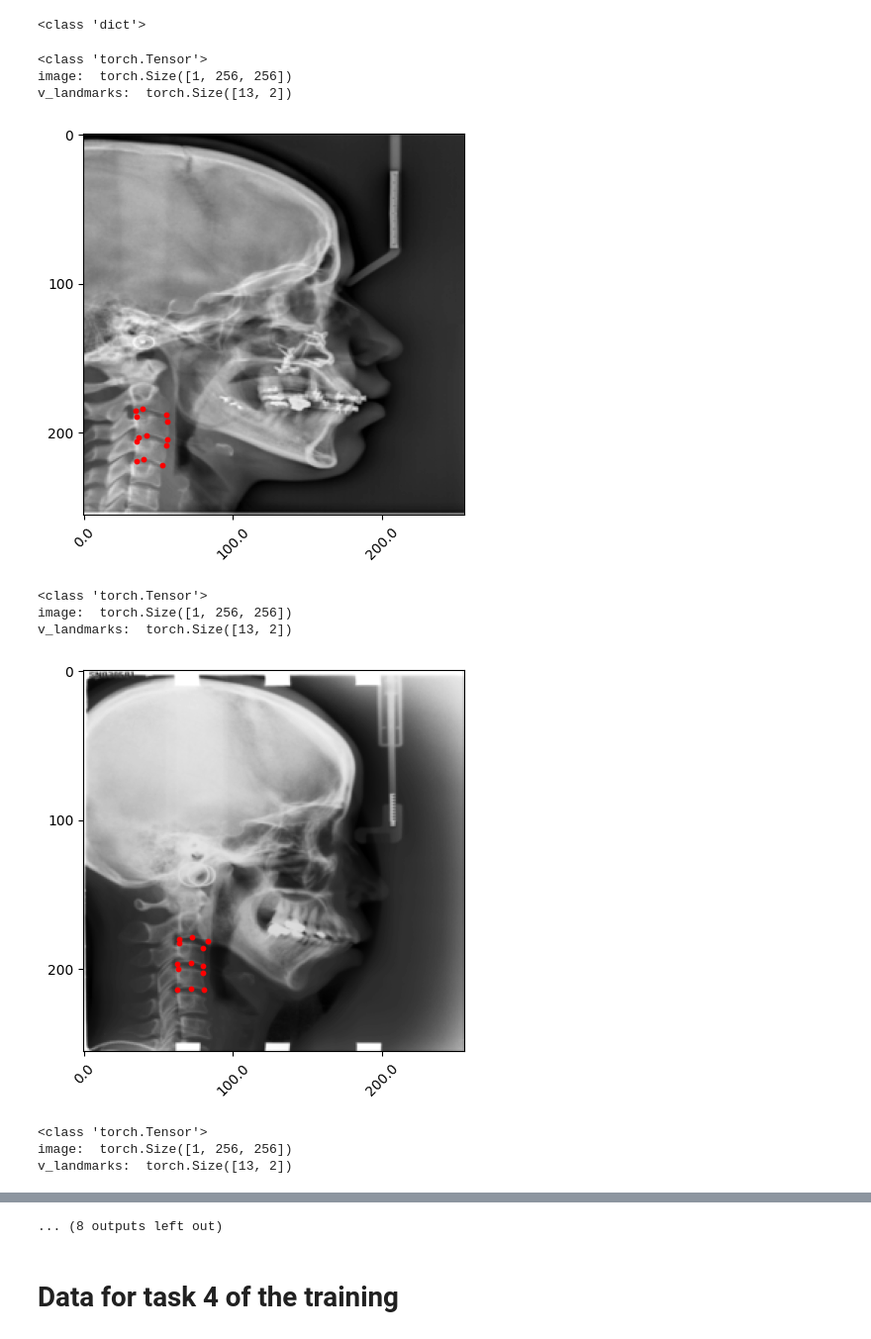
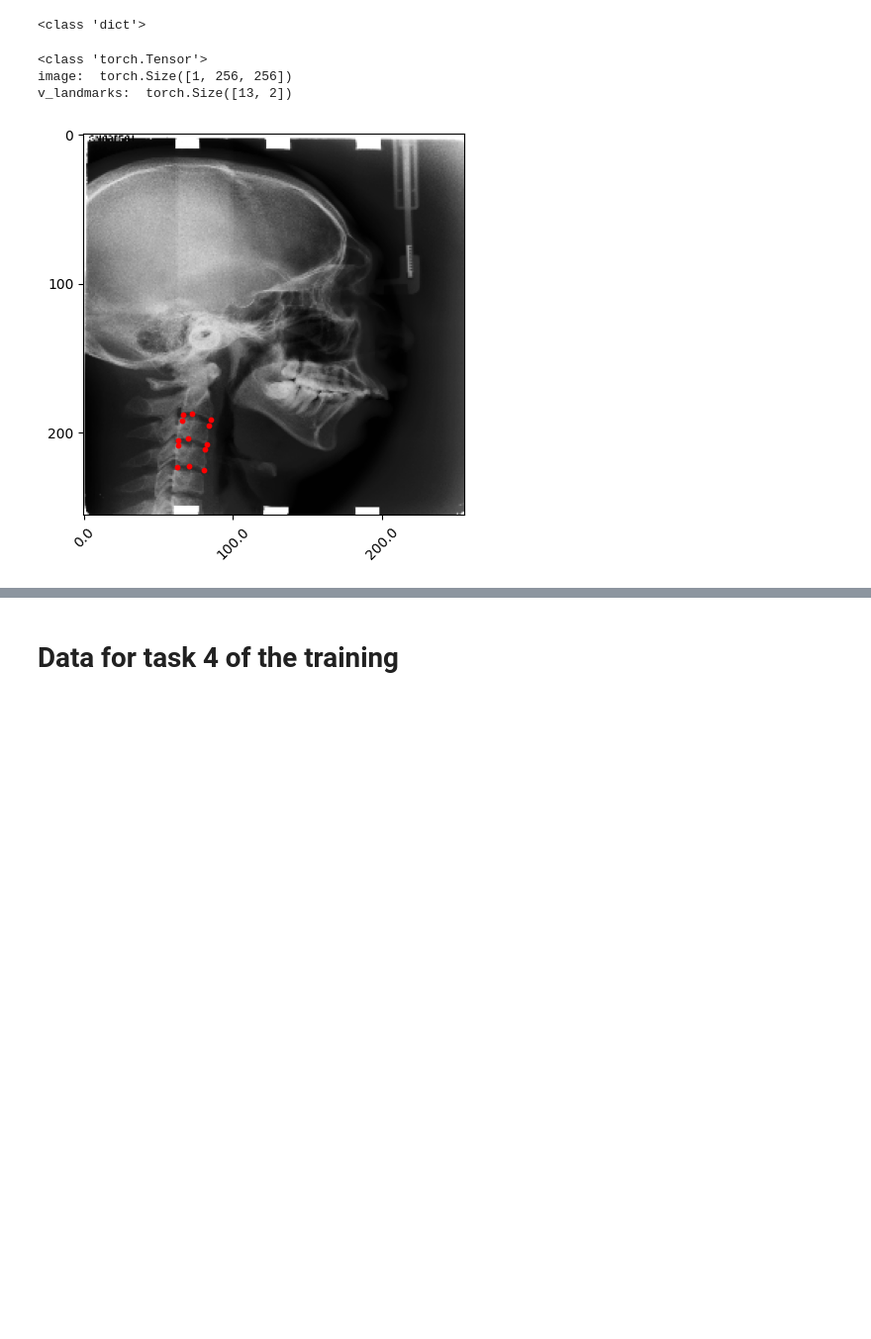
Before and after one commit to saeedmehrang/cvmt, a Jupyter notebook: notebooks/ml/data_debugging.ipynb, the cells around one changed output, grey strips where cells are left out. Shown at 99% size. Drawn from its saved outputs; the diff is of its cells as text; code cells hidden in the pictures; blank space fills up the shorter version.

```diff
--- a/notebooks/ml/data_debugging.ipynb
+++ b/notebooks/ml/data_debugging.ipynb
@@ -85,6 +88,7 @@ train_file_list = [
 # instantiate the transforms
 my_transforms = transforms.Compose([
     ResizeTransform(tuple(params['TARGET_IMAGE_SIZE'])),
+    CustomToTensor(),
 ])
 
 # instantiate the dataset and dataloader objects
@@ -134,6 +138,7 @@ for i, sample in enumerate(batch):
         f_landmarks,
     )
     print()
+    break
 # %% [output]
 <class 'torch.Tensor'>
 edges:  torch.Size([1, 256, 256])
@@ -172,6 +161,7 @@ train_file_list = [
 # instantiate the transforms
 my_transforms = transforms.Compose([
     ResizeTransform(tuple(params['TARGET_IMAGE_SIZE'])),
+    CustomToTensor(),
 ])
 
 # instantiate the dataset and dataloader objects
@@ -203,33 +193,27 @@ batch = [{k:v[i] for k, v in batch.items()} for i in range(len(batch['image']))]
 # %%
 for i, sample in enumerate(batch):
     print(type(sample['image']))
     print("image: ", sample['image'].shape)
     if 'v_landmarks'in sample and sample['v_landmarks'] is not None:
         print("v_landmarks: ", sample['v_landmarks'].shape)
     if 'f_landmarks' in sample and sample['f_landmarks'] is not None:
         print("f_landmarks: ", sample['f_landmarks'].shape)
     print()
 
     # plot
     v_landmarks = sample['v_landmarks'] if 'v_landmarks' in sample else None
     f_landmarks = sample['f_landmarks'] if 'f_landmarks' in sample else None
     image = sample['image'][0,...]
 
     plot_image_landmarks(
         image,
         v_landmarks,
         f_landmarks,
     )
     print()
+    break
 # %% [output]
 <class 'torch.Tensor'>
 image:  torch.Size([1, 256, 256])
 v_landmarks:  torch.Size([13, 2])
-[figure, old version]
+[figure, new version]
-<class 'torch.Tensor'>
-image:  torch.Size([1, 256, 256])
-v_landmarks:  torch.Size([13, 2])
-[figure, removed]
-<class 'torch.Tensor'>
-image:  torch.Size([1, 256, 256])
-v_landmarks:  torch.Size([13, 2])
@@ -249,4 +220,3 @@ v_landmarks:  torch.Size([13, 2])
-... (8 outputs left out)
 # %% [markdown]
 # Data for task 4 of the training
 # %%
```
Also changed, not shown: parts of 12 cells of this notebook, 2 other files.
